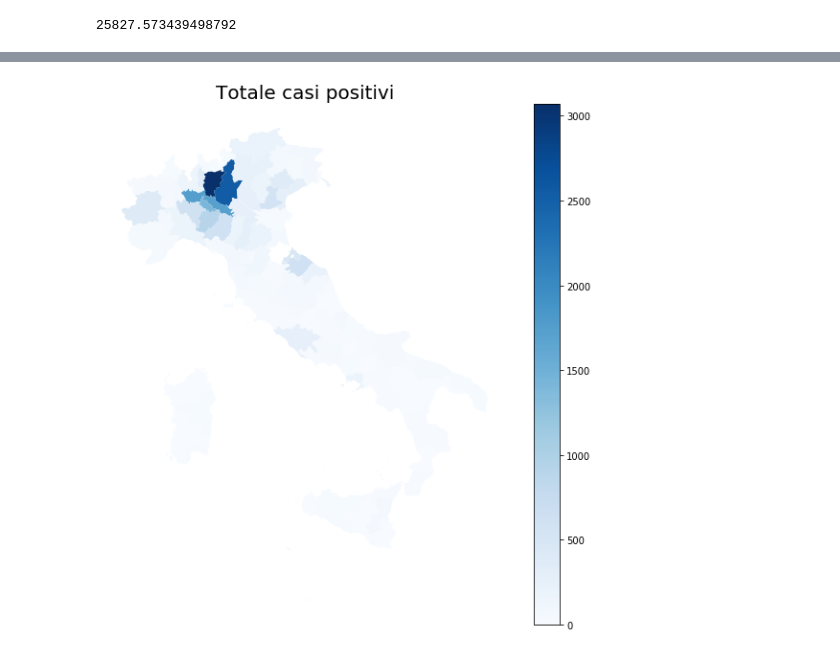
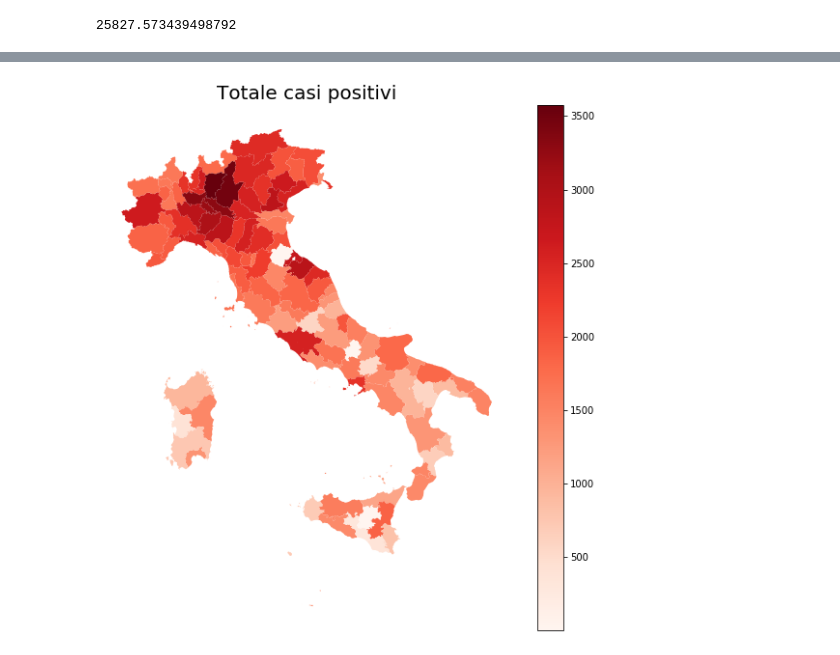
Before and after one commit to albortros/COVID-19, a Jupyter notebook: analysis/COVID.ipynb, the cells around one changed output, grey strips where cells are left out. Cells and saved outputs as stored; diff of their text form; code cells hidden in the pictures.

```diff
--- a/analysis/COVID.ipynb
+++ b/analysis/COVID.ipynb
@@ -193,3 +191,4 @@ df_forecast.totale_casi.sum()
 25827.573439498792
 # %%
 merged = mapp_df.set_index('DEN_PCM').join(df_forecast.set_index('denominazione_provincia'))
+merged['log_totale_casi'] = merged['totale_casi'].apply(lambda x: max(0,np.log10(x)))
@@ -196,16 +206,16 @@ merged = mapp_df.set_index('DEN_PCM').join(df_forecast.set_index('denominazione_
 # %%
-variable = 'totale_casi'
-vmin, vmax  = 0, max(merged[variable].values)
+variable = 'log_totale_casi'
+vmin, vmax  = min(merged[variable].values), max(merged[variable].values)
 fig, ax = plt.subplots(1,figsize=(10,10))
 
-merged.plot(column = variable, cmap = 'Blues', ax = ax);
+merged.plot(column = variable, cmap = 'Reds', ax = ax);
 ax.axis('off')
 ax.set_title('Totale casi positivi', fontdict={'fontsize':'20'})
-scale = plt.cm.ScalarMappable(cmap ='Blues', norm = plt.Normalize(vmin=vmin, vmax=vmax))
+scale = plt.cm.ScalarMappable(cmap ='Reds', norm = plt.Normalize(vmin=10**vmin, vmax=10**vmax))
 cbar = fig.colorbar(scale)
 plt.savefig('map.png', dpi = 300, bbox_inches = 'tight')
 # %% [output]
-[figure, old version]
+[figure, new version]
 # %%
 for reg in regioni:
     province = df_forecast[df_forecast.denominazione_regione == reg].denominazione_provincia.values
```
Also changed, not shown: parts of 14 cells of this notebook, 49 other files.
